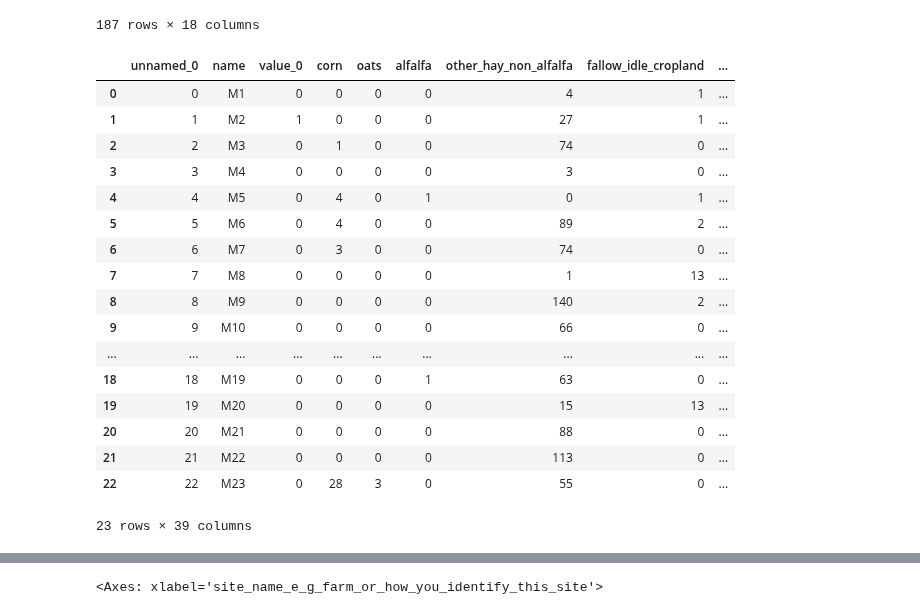
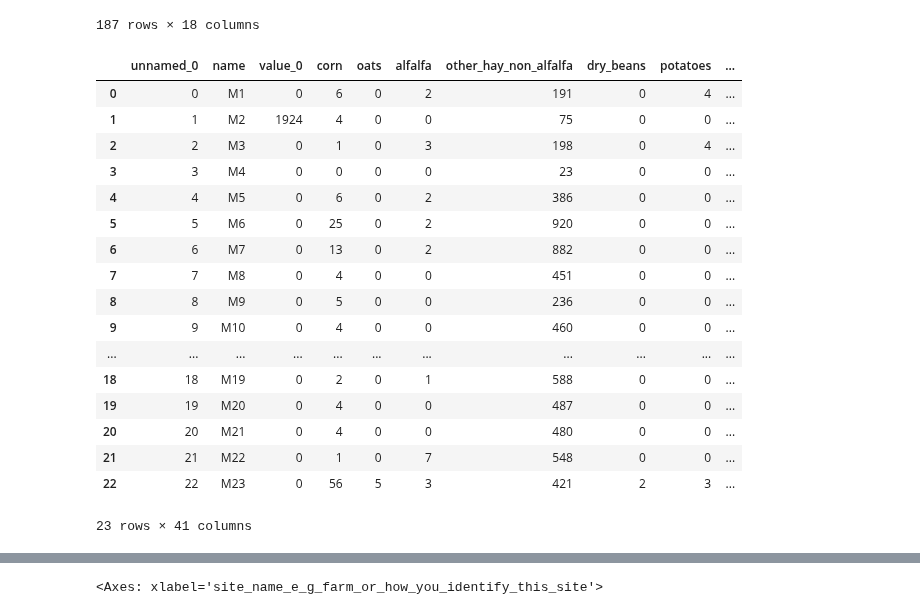
Before and after one commit to chloecho31/cornell, a Jupyter notebook: SWD/swd_analysis.ipynb, the cells around one changed output, grey strips where cells are left out. Cells and saved outputs as stored; diff of their text form; code cells hidden in the pictures.

```diff
--- a/SWD/swd_analysis.ipynb
+++ b/SWD/swd_analysis.ipynb
@@ -347,28 +347,28 @@ swd_me
 | 186 | Maine | Fanning | 45.022744 | -69.261760 | ... |
 187 rows × 18 columns
 # %%
-cdl_me = pd.read_csv('Landscape/CDL/2023_me_cdl_500m.csv')
+cdl_me = pd.read_csv('Landscape/CDL/2023_me_cdl_1500m.csv')
 cdl_me = clean_columns(cdl_me)
 cdl_me
 # %% [output]
-|  | unnamed_0 | name | value_0 | corn | oats | alfalfa | other_hay_non_alfalfa | fallow_idle_cropland | ... |
-| 0 | 0 | M1 | 0 | 0 | 0 | 0 | 4 | 1 | ... |
-| 1 | 1 | M2 | 1 | 0 | 0 | 0 | 27 | 1 | ... |
-| 2 | 2 | M3 | 0 | 1 | 0 | 0 | 74 | 0 | ... |
-| 3 | 3 | M4 | 0 | 0 | 0 | 0 | 3 | 0 | ... |
-| 4 | 4 | M5 | 0 | 4 | 0 | 1 | 0 | 1 | ... |
-| 5 | 5 | M6 | 0 | 4 | 0 | 0 | 89 | 2 | ... |
-| 6 | 6 | M7 | 0 | 3 | 0 | 0 | 74 | 0 | ... |
-| 7 | 7 | M8 | 0 | 0 | 0 | 0 | 1 | 13 | ... |
-| 8 | 8 | M9 | 0 | 0 | 0 | 0 | 140 | 2 | ... |
-| 9 | 9 | M10 | 0 | 0 | 0 | 0 | 66 | 0 | ... |
-| ... | ... | ... | ... | ... | ... | ... | ... | ... | ... |
-| 18 | 18 | M19 | 0 | 0 | 0 | 1 | 63 | 0 | ... |
-| 19 | 19 | M20 | 0 | 0 | 0 | 0 | 15 | 13 | ... |
-| 20 | 20 | M21 | 0 | 0 | 0 | 0 | 88 | 0 | ... |
-| 21 | 21 | M22 | 0 | 0 | 0 | 0 | 113 | 0 | ... |
-| 22 | 22 | M23 | 0 | 28 | 3 | 0 | 55 | 0 | ... |
+|  | unnamed_0 | name | value_0 | corn | oats | alfalfa | other_hay_non_alfalfa | dry_beans | potatoes | ... |
+| 0 | 0 | M1 | 0 | 6 | 0 | 2 | 191 | 0 | 4 | ... |
+| 1 | 1 | M2 | 1924 | 4 | 0 | 0 | 75 | 0 | 0 | ... |
+| 2 | 2 | M3 | 0 | 1 | 0 | 3 | 198 | 0 | 4 | ... |
+| 3 | 3 | M4 | 0 | 0 | 0 | 0 | 23 | 0 | 0 | ... |
+| 4 | 4 | M5 | 0 | 6 | 0 | 2 | 386 | 0 | 0 | ... |
+| 5 | 5 | M6 | 0 | 25 | 0 | 2 | 920 | 0 | 0 | ... |
+| 6 | 6 | M7 | 0 | 13 | 0 | 2 | 882 | 0 | 0 | ... |
+| 7 | 7 | M8 | 0 | 4 | 0 | 0 | 451 | 0 | 0 | ... |
+| 8 | 8 | M9 | 0 | 5 | 0 | 0 | 236 | 0 | 0 | ... |
+| 9 | 9 | M10 | 0 | 4 | 0 | 0 | 460 | 0 | 0 | ... |
+| ... | ... | ... | ... | ... | ... | ... | ... | ... | ... | ... |
+| 18 | 18 | M19 | 0 | 2 | 0 | 1 | 588 | 0 | 0 | ... |
+| 19 | 19 | M20 | 0 | 4 | 0 | 0 | 487 | 0 | 0 | ... |
+| 20 | 20 | M21 | 0 | 4 | 0 | 0 | 480 | 0 | 0 | ... |
+| 21 | 21 | M22 | 0 | 1 | 0 | 7 | 548 | 0 | 0 | ... |
+| 22 | 22 | M23 | 0 | 56 | 5 | 3 | 421 | 2 | 3 | ... |
-23 rows × 39 columns
+23 rows × 41 columns
 # %%
 swd_me = pd.merge(swd_me, cdl_me, how='left', left_on='site_code', right_on='name')
 swd_me
```
Also changed, not shown: parts of 57 cells of this notebook, 57 other files.
